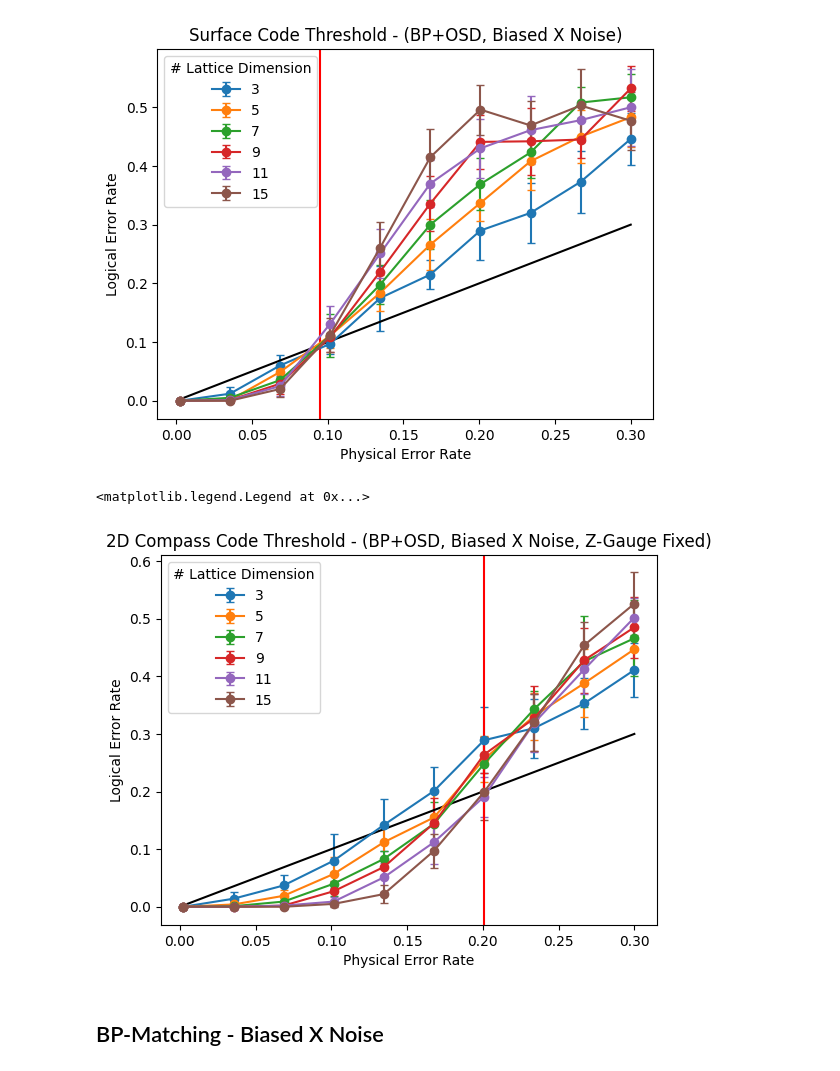
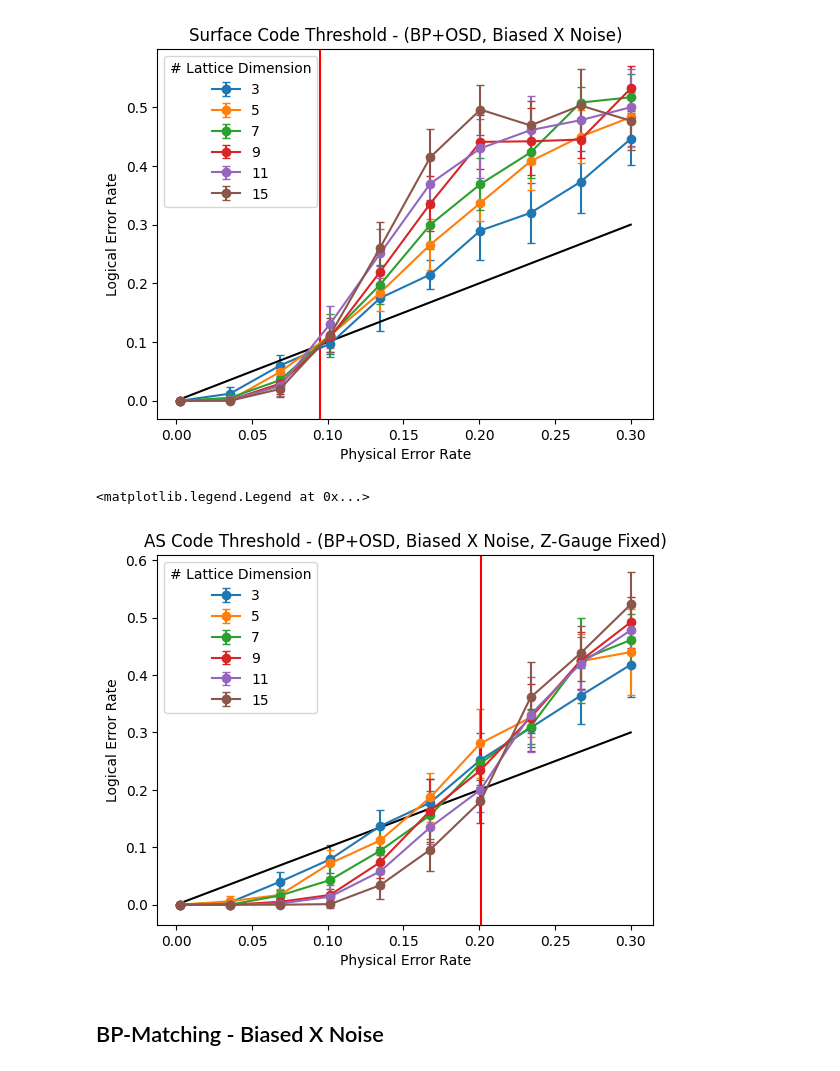
Before and after one commit to jpmarceaux/QuantumHardwareSubgroup, a Jupyter notebook: lib/systematic_code_cap_sim_v4.ipynb, the cells around one changed output. Cells and saved outputs as stored; diff of their text form; code cells hidden in the pictures.

```diff
--- a/lib/systematic_code_cap_sim_v4.ipynb
+++ b/lib/systematic_code_cap_sim_v4.ipynb
@@ -478,10 +478,10 @@ plt.legend(title='# Lattice Dimension')
 # AS Simulation
 dims = [3,5,7,9,11,15]
 num_faces_colored = [dim**2 for dim in dims]
-num_guage_fixings = 10
+num_gauge_fixings = 10
 phys_err_rates_range = np.linspace(0.002, 0.07, 10)
 num_errors = 100
-logical_errors = {dim : np.zeros((num_guage_fixings, len(phys_err_rates_range))) for dim in dims}
+logical_errors = {dim : np.zeros((num_gauge_fixings, len(phys_err_rates_range))) for dim in dims}
 
 for dim in tqdm(dims):
     for fix_num in range(num_gauge_fixings):
@@ -511,21 +511,21 @@ for dim in tqdm(dims):
                     Hz,
                     error_rate = error_probability,
                     channel_probs = [None],
-                    max_iter = num_qubits,
+                    max_iter = int(np.log(np.log(num_qubits))),
                     bp_method = "ms",
                     ms_scaling_factor = 0,
                     osd_method = "osd_cs",
-                    osd_order = 4
+                    osd_order = 3
                 )
                 bpd_Z = bposd_decoder(
                     Hx,
                     error_rate = error_probability,
                     channel_probs = [None],
-                    max_iter = num_qubits,
+                    max_iter = int(np.log(np.log(num_qubits))),
                     bp_method = "ms",
                     ms_scaling_factor=0,
                     osd_method = "osd_cs",
-                    osd_order = 4
+                    osd_order = 3
                 )
                 bpd_X.decode(syndromeX)
                 bpd_Z.decode(syndromeZ)
@@ -535,8 +535,8 @@ for dim in tqdm(dims):
                 weightsZ = bpd_Z.log_prob_ratios
                 if (np.max(weightsZ) > 20000000):
                     weightsZ = np.zeros((lat.size(),))
-                decodingX = Matching.from_check_matrix(Hx, weights=weightsX)
-                decodingZ = Matching.from_check_matrix(Hz, weights=weightsZ)
+                decodingX = Matching.from_check_matrix(Hx, weights=weightsZ)
+                decodingZ = Matching.from_check_matrix(Hz, weights=weightsX)
                 recoveryX = decodingX.decode(syndromeZ)
                 recoveryZ = decodingZ.decode(syndromeX)
                 recovery = np.concatenate((recoveryZ, recoveryX))
@@ -697,6 +697,11 @@ for dim in logical_errors.keys():
 
 with open('data/phys_vs_log_err_rate_biased_compass_code_mwpm_1', 'wb') as fp:
     pickle.dump(compass_code_logical_error_probs, fp)
+# %%
+phys_err_rates_range =  np.linspace(0.002, 0.25, 10)
+total_phys_err_rates_range = [np.sum([r, r * 0.1, r * 0.1]) for r in phys_err_rates_range]
+with open('data/phys_vs_log_err_rate_biased_compass_code_mwpm_1', 'rb') as fp:
+    compass_code_logical_error_probs = pickle.load(fp)
 # %%
 for dim in compass_code_logical_error_probs.keys():
     compass_code_logical_error_list = np.array(compass_code_logical_error_probs[dim])
@@ -830,7 +835,7 @@ for dim in tqdm(dims):
                     Hz,
                     error_rate = err_prob_x,
                     channel_probs = [None],
-                    max_iter = num_qubits,
+                    max_iter = int(np.log(np.log(num_qubits)))//2,
                     bp_method = "ms",
                     ms_scaling_factor = 0,
                     osd_method = "osd_cs",
@@ -840,7 +845,7 @@ for dim in tqdm(dims):
                     Hx,
                     error_rate = err_prob_z,
                     channel_probs = [None],
-                    max_iter = num_qubits,
+                    max_iter = int(np.log(np.log(num_qubits)))//2,
                     bp_method = "ms",
                     ms_scaling_factor=0,
                     osd_method = "osd_cs",
@@ -862,22 +867,27 @@ for dim in logical_errors.keys():
 
 with open('data/phys_vs_log_err_rate_biased_compass_code_bposd_1', 'wb') as fp:
     pickle.dump(compass_code_logical_error_probs, fp)
+# %%
+phys_err_rates_range =  np.linspace(0.002, 0.25, 10)
+total_phys_err_rates_range = [np.sum([r, r * 0.1, r * 0.1]) for r in phys_err_rates_range]
+with open('data/phys_vs_log_err_rate_biased_compass_code_bposd_1', 'rb') as fp:
+    compass_code_logical_error_probs = pickle.load(fp)
 # %%
 for dim in compass_code_logical_error_probs.keys():
     compass_code_logical_error_list = np.array(compass_code_logical_error_probs[dim])
     logical_error_list_mean = np.mean(compass_code_logical_error_list, axis=0)
     logical_error_list_std = np.std(compass_code_logical_error_list, axis=0)
     plt.errorbar(total_phys_err_rates_range, logical_error_list_mean, yerr=logical_error_list_std, label=str(dim), capsize=3, fmt='o-')
 
 plt.xlabel('Physical Error Rate')
 plt.ylabel('Logical Error Rate')
 plt.axvline(0.201, color='red')
-plt.title('2D Compass Code Threshold - (BP+OSD, Biased X Noise, Z-Gauge Fixed)')
+plt.title('AS Code Threshold - (BP+OSD, Biased X Noise, Z-Gauge Fixed)')
 plt.plot(total_phys_err_rates_range, total_phys_err_rates_range, color='black')
 plt.legend(title='# Lattice Dimension')
 # %% [output]
 <matplotlib.legend.Legend at 0x...>
-[figure, old version]
+[figure, new version]
 # %% [markdown]
 ## BP-Matching - Biased X Noise
 # %%
```
Also changed, not shown: parts of 19 cells of this notebook, 21 other files.
